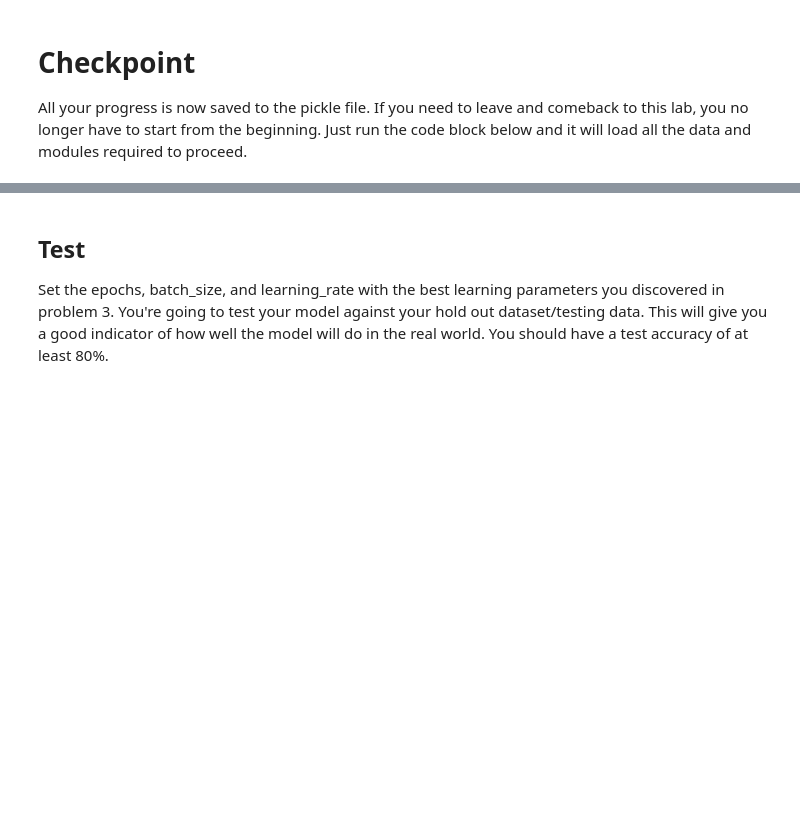
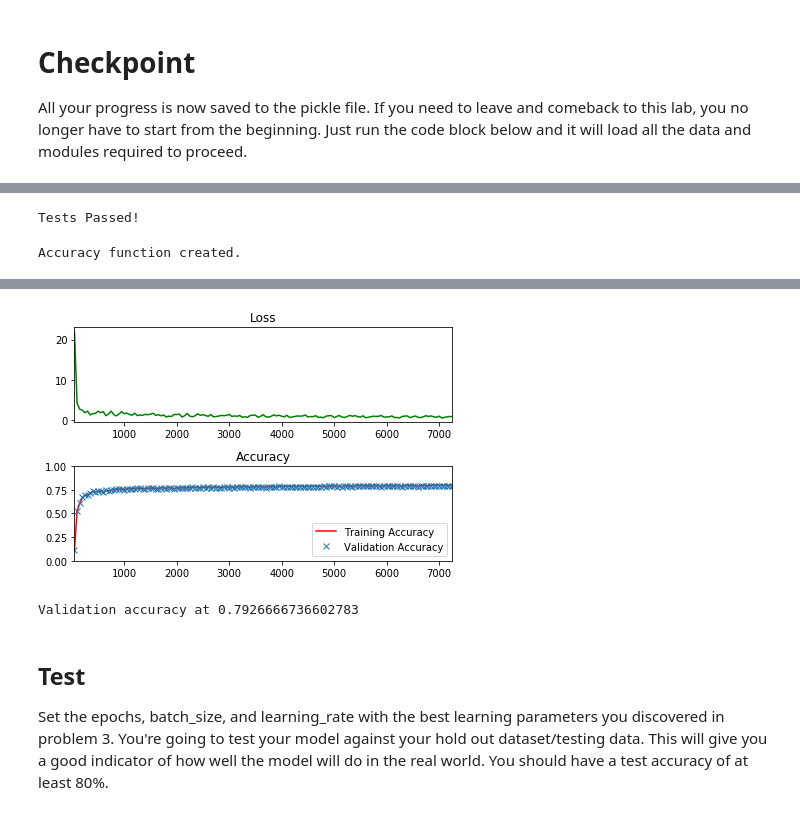
Before and after one commit to rummanwaqar/CarND-learn, a Jupyter notebook: 12_tensorflow/12_tensorflow_lab.ipynb, the cells around one changed output, grey strips where cells are left out. Drawn from its saved outputs; the diff is of its cells as text; code cells hidden in the pictures; blank space fills up the shorter version.

```diff
--- a/12_tensorflow/12_tensorflow_lab.ipynb
+++ b/12_tensorflow/12_tensorflow_lab.ipynb
@@ -119,7 +121,12 @@ def normalize_grayscale(image_data):
     :param image_data: The image data to be normalized
     :return: Normalized image data
     """
-    # TODO: Implement Min-Max scaling for grayscale image data
+    # Implement Min-Max scaling for grayscale image data
+    minimum = 0
+    maximum = 255
+    a = 0.1
+    b = 0.9
+    return (a + ((image_data-minimum)*(b-a))/(maximum-minimum))
 
 
 ### DON'T MODIFY ANYTHING BELOW ###
@@ -239,13 +257,13 @@ For the neural network to train on your data, you need the following <a href="ht
 features_count = 784
 labels_count = 10
 
-# TODO: Set the features and labels tensors
-# features =
-# labels =
+# Set the features and labels tensors
+features = tf.placeholder(tf.float32)
+labels = tf.placeholder(tf.float32)
 
-# TODO: Set the weights and biases tensors
-# weights =
-# biases =
+# Set the weights and biases tensors
+weights = tf.Variable(tf.truncated_normal((features_count, labels_count)))
+biases = tf.Variable(tf.zeros(labels_count))
 
 
 
@@ -305,6 +323,8 @@ with tf.Session() as session:
 assert not np.count_nonzero(biases_data), 'biases must be zeros'
 
 print('Tests Passed!')
+# %% [output]
+Tests Passed!
 # %%
 # Determine if the predictions are correct
 is_correct_prediction = tf.equal(tf.argmax(prediction, 1), tf.argmax(labels, 1))
@@ -312,6 +332,8 @@ is_correct_prediction = tf.equal(tf.argmax(prediction, 1), tf.argmax(labels, 1))
 accuracy = tf.reduce_mean(tf.cast(is_correct_prediction, tf.float32))
 
 print('Accuracy function created.')
+# %% [output]
+Accuracy function created.
 # %% [markdown]
 <img src="image/learn_rate_tune.png" style="height: 60%;width: 60%">
 
@@ -354,12 +376,21 @@ The code will print out a Loss and Accuracy graph, so you can see how well the n
 
 *If you're having trouble solving problem 3, you can view the solution [here](https://github.com/udacity/CarND-TensorFlow-Lab/blob/master/solutions.ipynb).*
 # %%
-# TODO: Find the best parameters for each configuration
-# epochs =
-# batch_size =
-# learning_rate =
-
-
+# Find the best parameters for each configuration
+# Configuration 1
+# epochs = 1
+# batch_size = 50
+# learning_rate = 0.01
+#
+# Configuration 2
+# epochs = 1
+# batch_size = 100
+# learning_rate = 0.1
+#
+# Configuration 3
+epochs = 5
+batch_size = 100
+learning_rate = 0.2
 
 ### DON'T MODIFY ANYTHING BELOW ###
 # Gradient Descent
@@ -400,33 +431,36 @@ with tf.Session() as session:
             if not batch_i % log_batch_step:
                 # Calculate Training and Validation accuracy
                 training_accuracy = session.run(accuracy, feed_dict=train_feed_dict)
                 validation_accuracy = session.run(accuracy, feed_dict=valid_feed_dict)
 
                 # Log batches
                 previous_batch = batches[-1] if batches else 0
                 batches.append(log_batch_step + previous_batch)
                 loss_batch.append(l)
                 train_acc_batch.append(training_accuracy)
                 valid_acc_batch.append(validation_accuracy)
 
         # Check accuracy against Validation data
         validation_accuracy = session.run(accuracy, feed_dict=valid_feed_dict)
 
 loss_plot = plt.subplot(211)
 loss_plot.set_title('Loss')
 loss_plot.plot(batches, loss_batch, 'g')
 loss_plot.set_xlim([batches[0], batches[-1]])
 acc_plot = plt.subplot(212)
 acc_plot.set_title('Accuracy')
 acc_plot.plot(batches, train_acc_batch, 'r', label='Training Accuracy')
 acc_plot.plot(batches, valid_acc_batch, 'x', label='Validation Accuracy')
 acc_plot.set_ylim([0, 1.0])
 acc_plot.set_xlim([batches[0], batches[-1]])
 acc_plot.legend(loc=4)
 plt.tight_layout()
 plt.show()
 
 print('Validation accuracy at {}'.format(validation_accuracy))
+# %% [output]
+[figure, added]
+Validation accuracy at 0.7926666736602783
 # %% [markdown]
 ## Test
 Set the epochs, batch_size, and learning_rate with the best learning parameters you discovered in problem 3.  You're going to test your model against your hold out dataset/testing data.  This will give you a good indicator of how well the model will do in the real world.  You should have a test accuracy of at least 80%.
```
Also changed, not shown: parts of 8 cells of this notebook, 1 other file.
